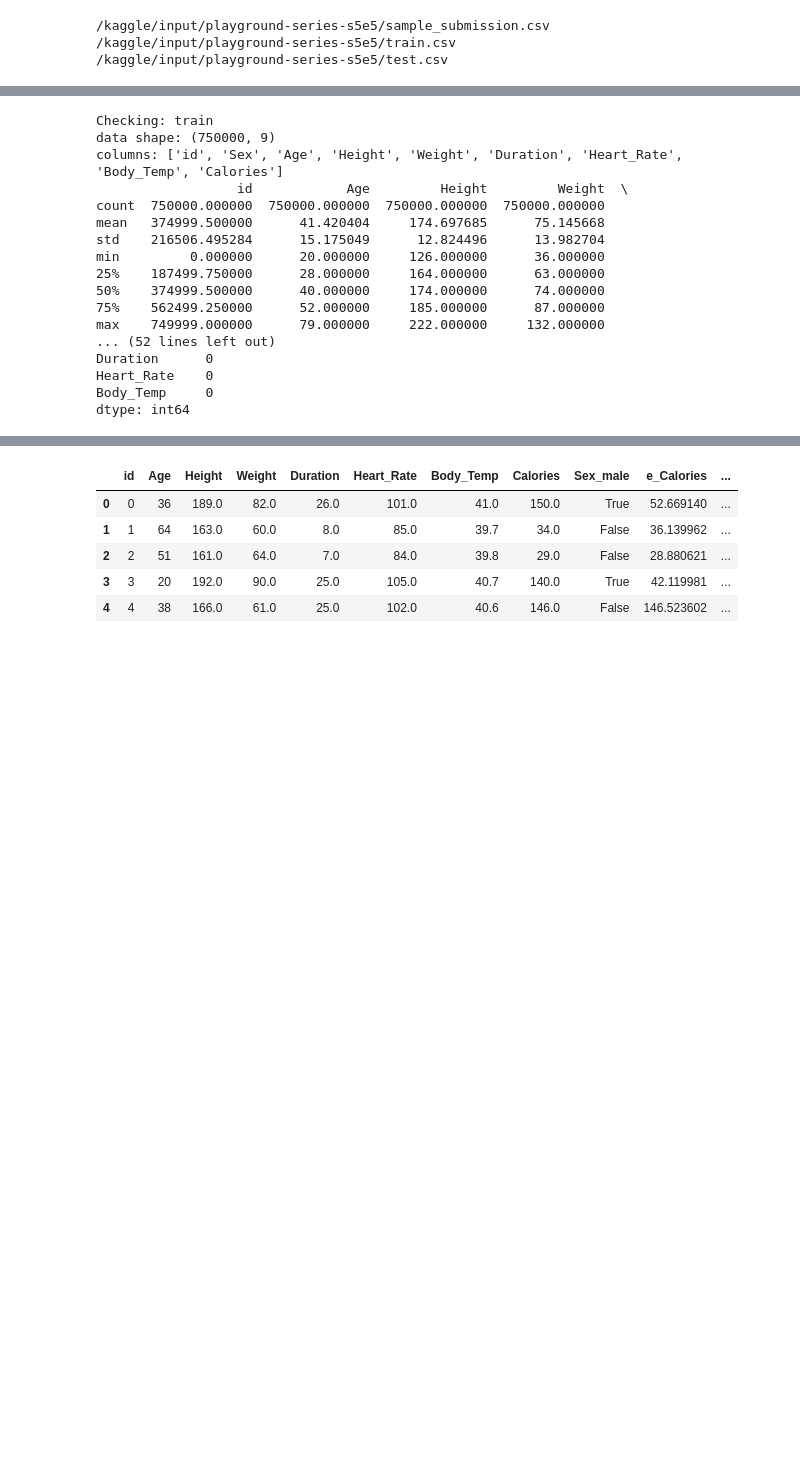
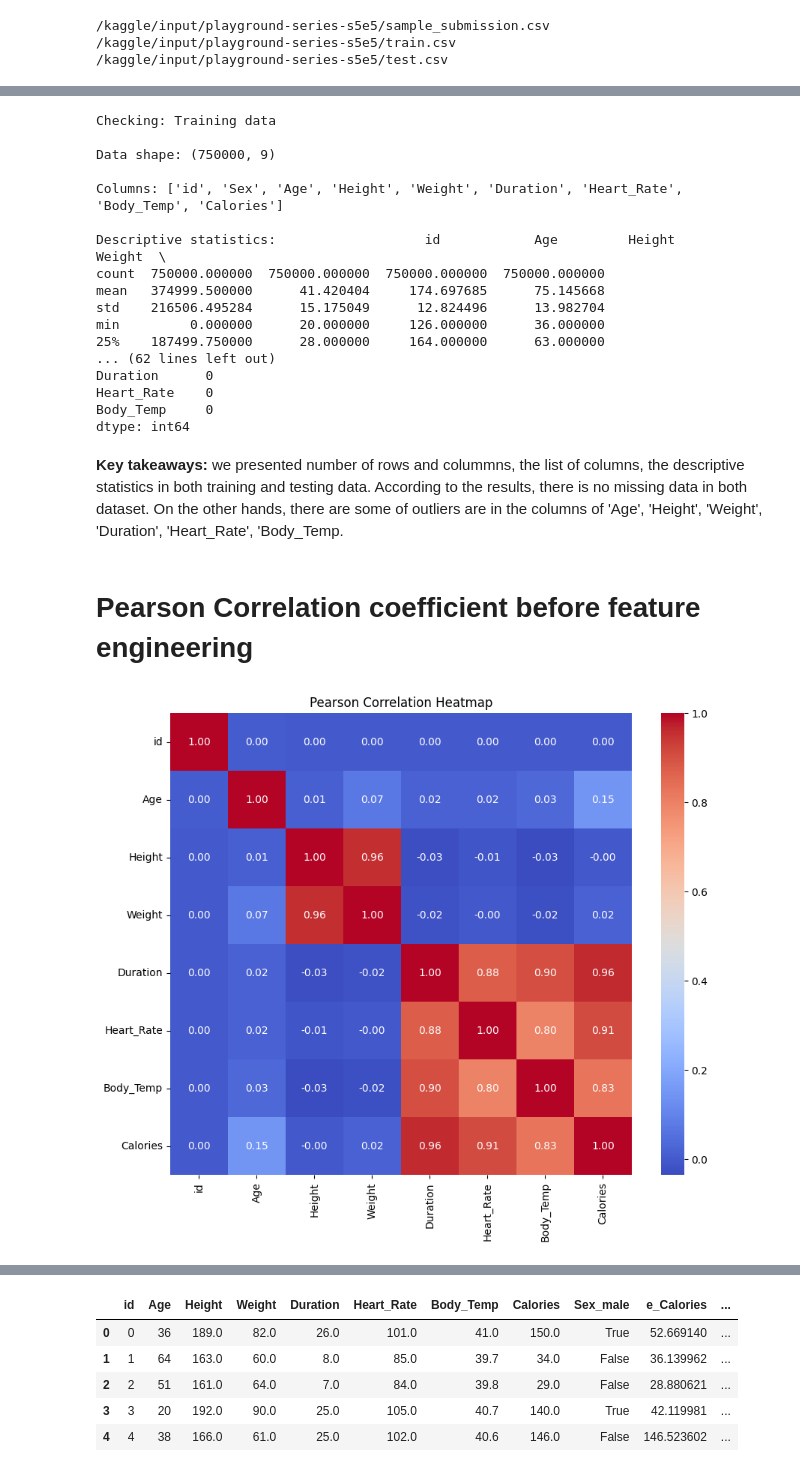
Before and after one commit to yhlien1221/Kaggle_Predict-Calorie-Expenditure_Exploratory_Data_Analysis, a Jupyter notebook: predict-calorie-expenditure-eda.ipynb, the cells around one changed output, grey strips where cells are left out. Cells and saved outputs as stored; diff of their text form; code cells hidden in the pictures; blank space fills up the shorter version.

```diff
--- a/predict-calorie-expenditure-eda.ipynb
+++ b/predict-calorie-expenditure-eda.ipynb
@@ -40,31 +42,46 @@ train = pd.read_csv("/kaggle/input/playground-series-s5e5/train.csv")
 test = pd.read_csv("/kaggle/input/playground-series-s5e5/test.csv")
 
 def check_data(data, name='DataFrame'):
-    print(f"\nChecking: {name}")
-    print('data shape:',data.shape)
-    print('columns:', list(data.columns))
-    print(data.describe())
-    print('\nNumber of missing value for each column:')
-    print(data.isnull().sum())
+    print(f'\nChecking: {name}')
+    print(f'\nData shape: {data.shape}')
+    print(f'\nColumns: {list(data.columns)}')
+    print(f'\nDescriptive statistics: {data.describe()}\n')
+    #print(f'\nNumber of missing value for each column:\n')
+    #print(data.isnull().sum())
 
 
-check_data(train, 'train')
-check_data(test, 'test')
+check_data(train, 'Training data')
+check_data(test, 'Testing data')
 # %% [output]
-Checking: train
-data shape: (750000, 9)
-columns: ['id', 'Sex', 'Age', 'Height', 'Weight', 'Duration', 'Heart_Rate', 'Body_Temp', 'Calories']
-                  id            Age         Height         Weight  \
+Checking: Training data
+
+Data shape: (750000, 9)
+
+Columns: ['id', 'Sex', 'Age', 'Height', 'Weight', 'Duration', 'Heart_Rate', 'Body_Temp', 'Calories']
+
+Descriptive statistics:                   id            Age         Height         Weight  \
 count  750000.000000  750000.000000  750000.000000  750000.000000
 mean   374999.500000      41.420404     174.697685      75.145668
 std    216506.495284      15.175049      12.824496      13.982704
 min         0.000000      20.000000     126.000000      36.000000
 25%    187499.750000      28.000000     164.000000      63.000000
-50%    374999.500000      40.000000     174.000000      74.000000
-75%    562499.250000      52.000000     185.000000      87.000000
-max    749999.000000      79.000000     222.000000     132.000000
-... (52 lines left out)
+... (62 lines left out)
 Duration      0
 Heart_Rate    0
 Body_Temp     0
 dtype: int64
+# %% [markdown]
+**Key takeaways:** we presented number of rows and colummns, the list of columns, the descriptive statistics in both training and testing data. According to the results, there is no missing data in both dataset. On the other hands, there are some of outliers are in the columns of 'Age', 'Height', 'Weight', 'Duration', 'Heart_Rate', 'Body_Temp.
+# %% [markdown]
+# Pearson Correlation coefficient before feature engineering
+# %%
+#find relationships between x and y (pearson correlation coefficient)
+#High correlation wtih calories: duration, body temp, Heart rate
+train_corr = train.drop('Sex', axis = 1)
+corr = train_corr.corr(method = 'pearson')
+plt.figure(figsize = (10,8))
+sns.heatmap(corr, annot=True, cmap='coolwarm', fmt=".2f", square=True)
+plt.title('Pearson Correlation Heatmap')
+plt.show()
+# %% [output]
+[figure, added]
```
Also changed, not shown: parts of 8 cells of this notebook.
